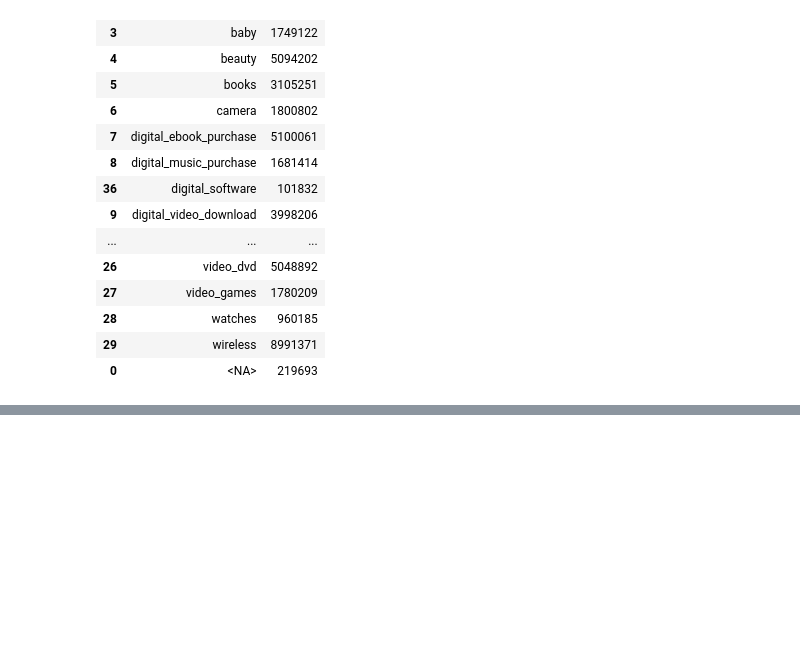
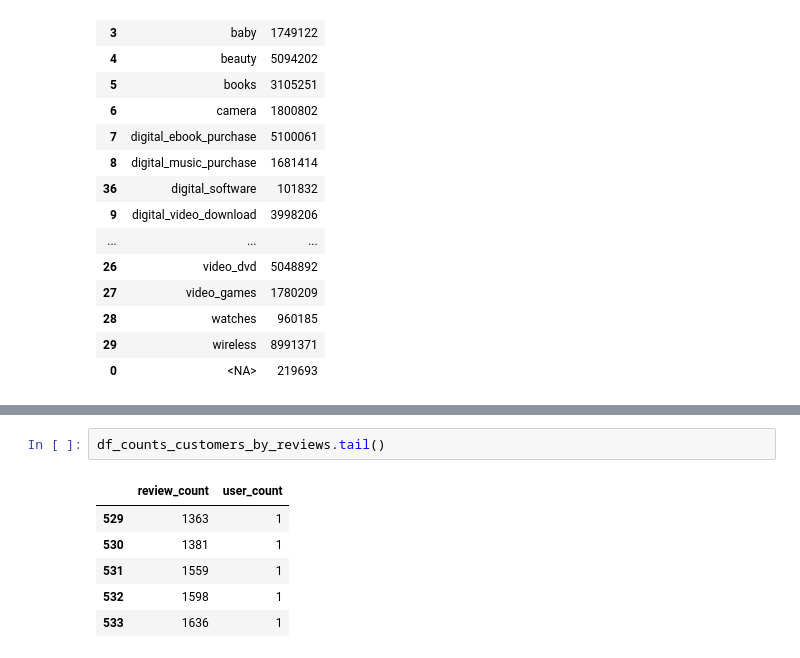
Before and after one commit to maestria-ds-eafit/proyecto-integrador-semestre-2, a Jupyter notebook: eda/eda.ipynb, the cells around one changed output, grey strips where cells are left out. Drawn from its saved outputs; the diff is of its cells as text; blank space fills up the shorter version.

```diff
--- a/eda/eda.ipynb
+++ b/eda/eda.ipynb
@@ -132,0 +162,9 @@ df_total_rows_per_category_before_cleaning.sort_values(by="category")
+# %%
+df_counts_customers_by_reviews.tail()
+# %% [output]
+|  | review_count | user_count |
+| 529 | 1363 | 1 |
+| 530 | 1381 | 1 |
+| 531 | 1559 | 1 |
+| 532 | 1598 | 1 |
+| 533 | 1636 | 1 |
```
Also changed, not shown: parts of 7 cells of this notebook, 3 other files.
